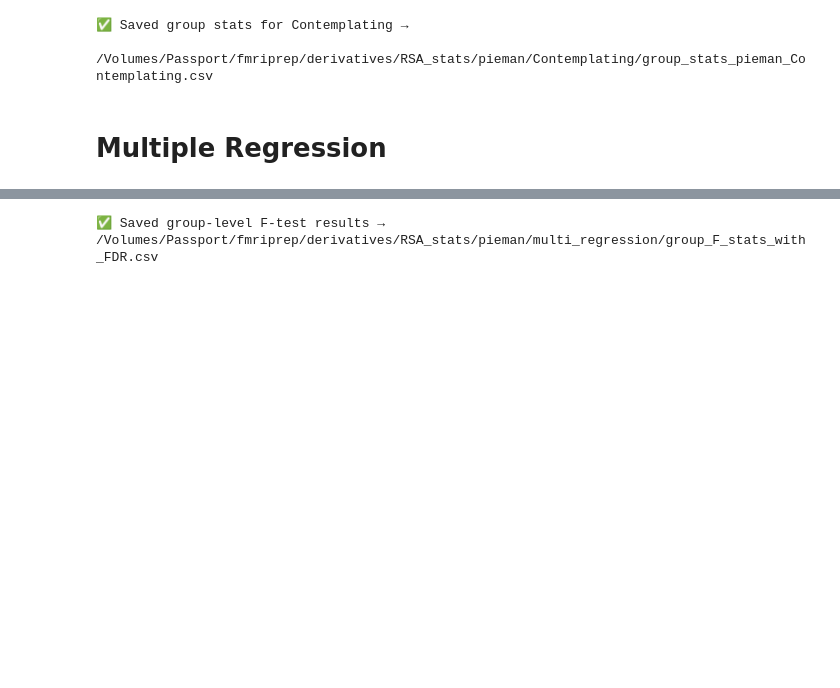
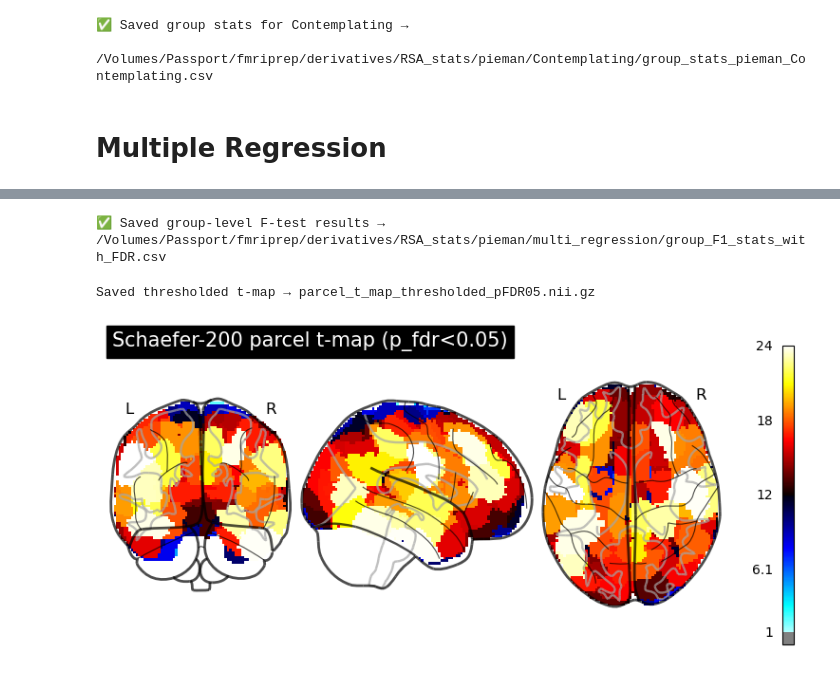
Before and after one commit to wfisher211/narrative-topic-rsa, a Jupyter notebook: PieMan_analysis/Full_Parcel_OLS_Mult_Reg.ipynb, the cells around one changed output, grey strips where cells are left out. Saved outputs shown, nothing was run; the diff lists cells and outputs as text; code cells hidden in the pictures; blank space fills up the shorter version.

Commit message:
Re-ran t-test against 1 and mapped back on to the brain

```diff
--- a/PieMan_analysis/Full_Parcel_OLS_Mult_Reg.ipynb
+++ b/PieMan_analysis/Full_Parcel_OLS_Mult_Reg.ipynb
@@ -435,20 +429,91 @@ all_f = pd.concat(records, ignore_index=True)
 # group‐level t-test per parcel
 group_results = []
 for parcel, grp in all_f.groupby("parcel"):
-    t_stat, p_unc = ttest_1samp(grp["F_stat"], 0, alternative="greater")
+    t_stat, p_unc = ttest_1samp(grp["F_stat"], popmean=1, alternative="greater")
     group_results.append((parcel, t_stat, p_unc))
 
-gr = pd.DataFrame(group_results, columns=["parcel","t_stat","p_uncorrected"])
+gr = pd.DataFrame(group_results, columns=["parcel_num","t_stat","p_uncorrected"])
 # FDR across all parcels
 _, p_fdr = fdrcorrection(gr["p_uncorrected"])
 gr["p_fdr"] = p_fdr
 
+# add parcel labels
+gr["parcel_label"] = labels[1:]  # skip background label
+
+# reorganize columns
+gr = gr[["parcel_num","parcel_label","t_stat","p_uncorrected","p_fdr"]]
+
 # save
 out_group = os.path.join(
     deriv_dir, "RSA_stats", STIMULUS_LABEL_SAVE_STRING,
-    "multi_regression", "group_F_stats_with_FDR.csv"
+    "multi_regression", "group_F1_stats_with_FDR.csv"
 )
 gr.to_csv(out_group, index=False)
 print(f"✅ Saved group‐level F‐test results → {out_group}")
 # %% [output]
-✅ Saved group‐level F‐test results → /Volumes/Passport/fmriprep/derivatives/RSA_stats/pieman/multi_regression/group_F_stats_with_FDR.csv
+✅ Saved group‐level F‐test results → /Volumes/Passport/fmriprep/derivatives/RSA_stats/pieman/multi_regression/group_F1_stats_with_FDR.csv
+# %%
+import os
+import numpy as np
+import nibabel as nib
+import pandas as pd
+from nilearn import datasets, plotting
+from statsmodels.stats.multitest import fdrcorrection
+
+# ─── PARAMETERS ───────────────────────────────────────────────────────────
+# must match your nltools snippet
+n_rois        = 200
+yeo_networks  = 17
+resolution_mm = 2
+fdr_alpha     = 0.05     # threshold for p_fdr
+
+# input CSV from your group‐level t-test against F=1
+group_csv = "/Volumes/Passport/fmriprep/derivatives/RSA_stats/pieman/multi_regression/group_F1_stats_with_FDR.csv"
+
+# output map filename
+out_nii  = "parcel_t_map_thresholded_pFDR05.nii.gz"
+
+# ─── 1) LOAD & THRESHOLD ─────────────────────────────────────────────────
+gr         = pd.read_csv(group_csv)
+# grab the full list of t‐stats in parcel order
+t_values   = gr.sort_values("parcel_num")["t_stat"].tolist()
+# then threshold down to only the significant parcels
+thr        = gr[gr["p_fdr"] < fdr_alpha]
+
+# ─── 2) FETCH THE SAME SCHAEFER ATLAS ─────────────────────────────────────
+schaefer   = datasets.fetch_atlas_schaefer_2018(
+    n_rois=n_rois,
+    yeo_networks=yeo_networks,
+    resolution_mm=resolution_mm
+)
+atlas_img  = nib.load(schaefer["maps"])
+atlas_data = atlas_img.get_fdata().astype(int)
+
+# sanity check
+assert atlas_data.max() == n_rois
+
+# ─── 3) BUILD THE 3D T-STAT MAP ──────────────────────────────────────────
+t_map = np.zeros_like(atlas_data, dtype=float)
+for _, row in thr.iterrows():
+    pid    = int(row["parcel_num"])
+    tstat  = float(row["t_stat"])
+    t_map[atlas_data == pid] = tstat
+
+# ─── 4) SAVE OUT NIfTI ───────────────────────────────────────────────────
+new_img = nib.Nifti1Image(t_map, atlas_img.affine, atlas_img.header)
+nib.save(new_img, out_nii)
+print("Saved thresholded t-map →", out_nii)
+
+# ─── 5) PLOT (GLASS BRAIN) ────────────────────────────────────────────────
+# threshold here means “only show voxels with t > this”
+plotting.plot_glass_brain(
+    out_nii,
+    threshold=1.0,      # you can bump this to 2.0 or 3.0 for more conservative display
+    cmap="cold_hot",
+    colorbar=True,
+    title=f"Schaefer-{n_rois} parcel t-map (p_fdr<{fdr_alpha})"
+)
+plotting.show()
+# %% [output]
+Saved thresholded t-map → parcel_t_map_thresholded_pFDR05.nii.gz
+[figure, added]
```
Also changed, not shown: parts of 6 cells of this notebook, 2 other files.
